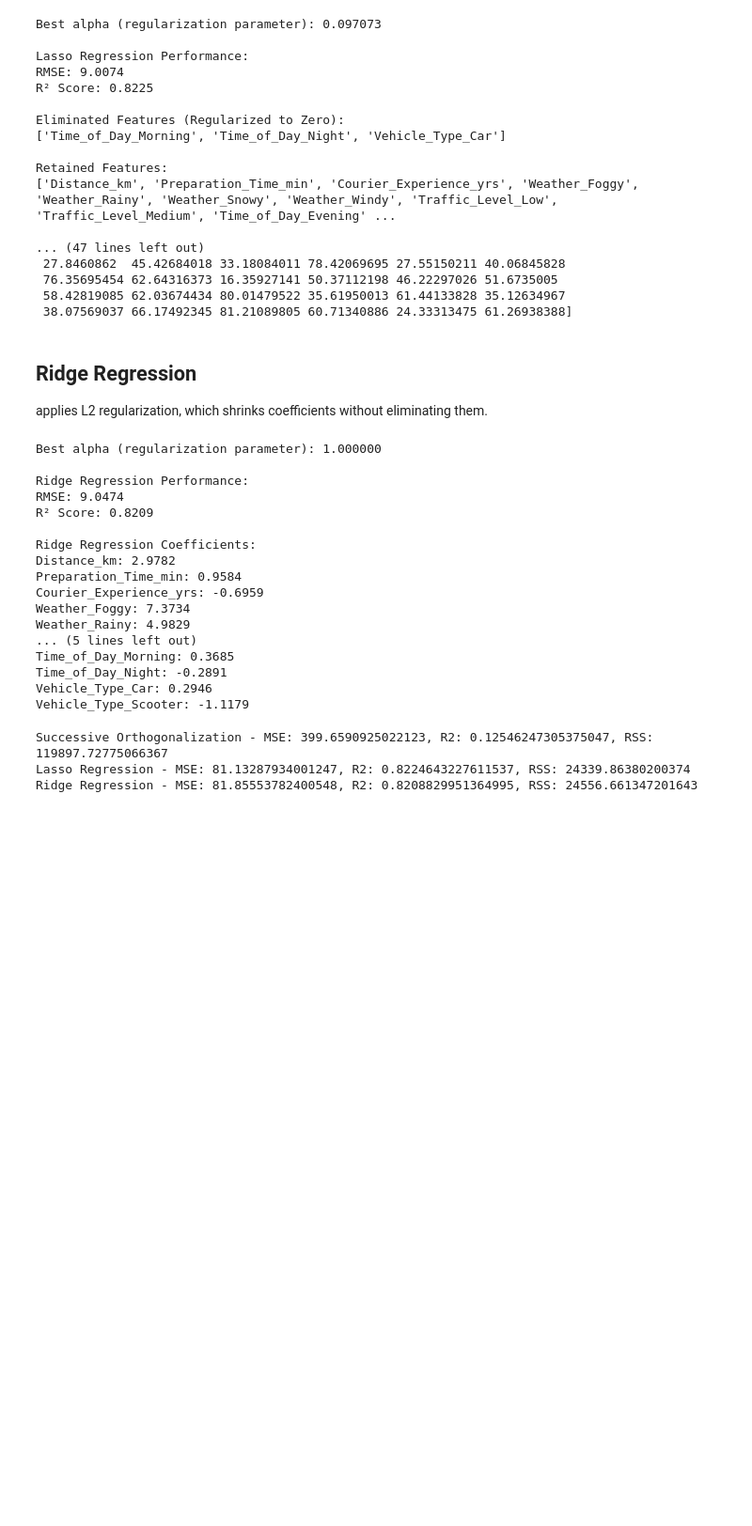
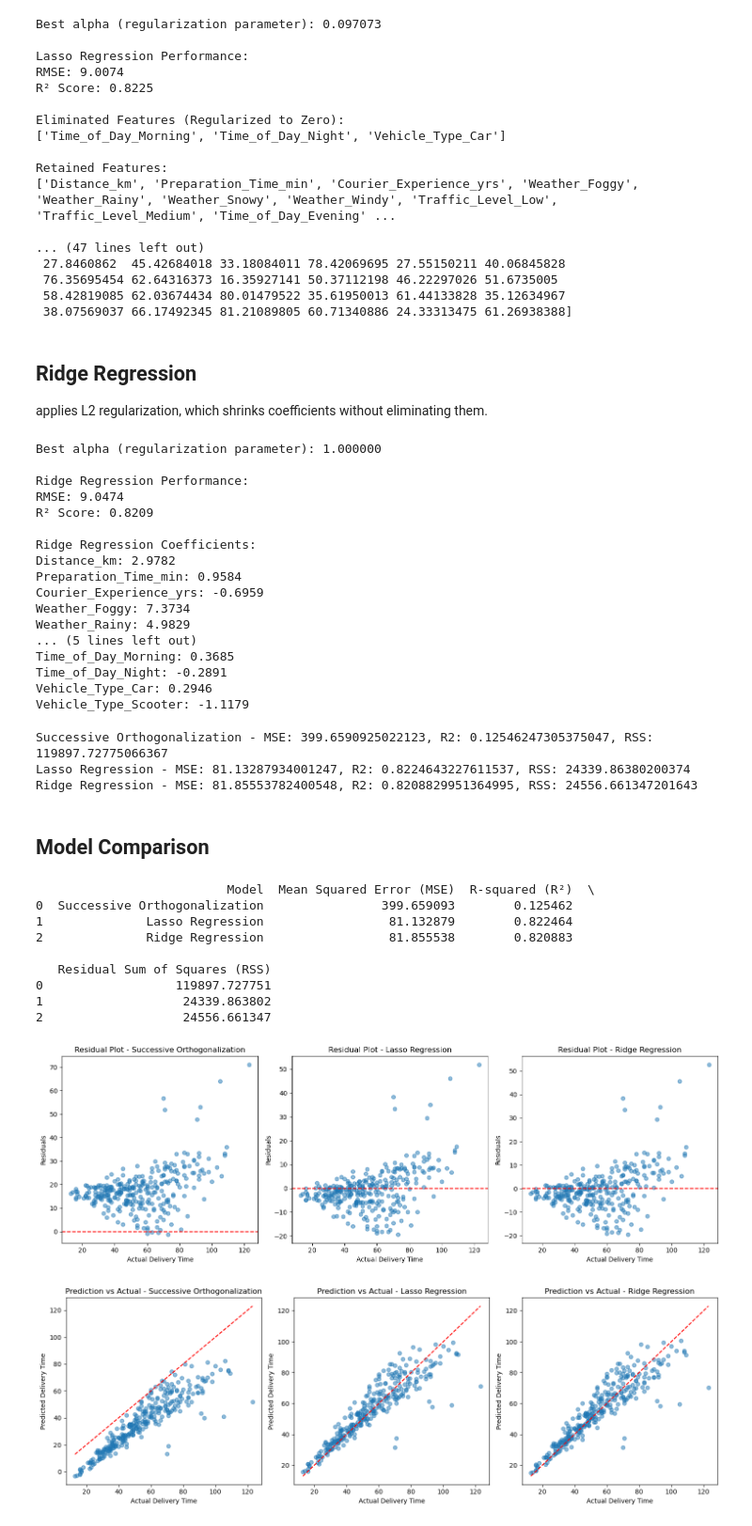
Before and after one commit to ibrikk/ML-templates, a Jupyter notebook: ML-VT/HW1/LinearReg.ipynb, the cells around one changed output. Shown: that part at 94% size. Saved outputs shown, nothing was run; the diff lists cells and outputs as text; code cells hidden in the pictures; blank space fills up the shorter version.

Commit message:
add plots for ML VT course

```diff
--- a/ML-VT/HW1/LinearReg.ipynb
+++ b/ML-VT/HW1/LinearReg.ipynb
@@ -523,3 +521,82 @@ print(f"Ridge Regression - MSE: {mse_ridge}, R2: {r2_ridge}, RSS: {rss_ridge}")
 Successive Orthogonalization - MSE: 399.6590925022123, R2: 0.12546247305375047, RSS: 119897.72775066367
 Lasso Regression - MSE: 81.13287934001247, R2: 0.8224643227611537, RSS: 24339.86380200374
 Ridge Regression - MSE: 81.85553782400548, R2: 0.8208829951364995, RSS: 24556.661347201643
+# %% [markdown]
+## Model Comparison
+# %%
+import numpy as np
+import matplotlib.pyplot as plt
+import pandas as pd
+from sklearn.metrics import mean_squared_error, r2_score
+
+# Define function to calculate RSS
+def rss(y_true, y_pred):
+    return np.sum((y_true - y_pred) ** 2)
+
+# Store model predictions and actual values
+models = {
+    "Successive Orthogonalization": y_pred_successive,
+    "Lasso Regression": y_pred_lasso,
+    "Ridge Regression": y_pred_ridge
+}
+
+# Compute performance metrics
+metrics = {
+    "Model": [],
+    "Mean Squared Error (MSE)": [],
+    "R-squared (R²)": [],
+    "Residual Sum of Squares (RSS)": []
+}
+
+for model_name, y_pred in models.items():
+    mse = mean_squared_error(y_test, y_pred)
+    r2 = r2_score(y_test, y_pred)
+    rss_val = rss(y_test, y_pred)
+
+    metrics["Model"].append(model_name)
+    metrics["Mean Squared Error (MSE)"].append(mse)
+    metrics["R-squared (R²)"].append(r2)
+    metrics["Residual Sum of Squares (RSS)"].append(rss_val)
+
+# Convert metrics to DataFrame and display
+metrics_df = pd.DataFrame(metrics)
+print(metrics_df)
+
+# Plot residuals for each model
+plt.figure(figsize=(15, 5))
+for i, (model_name, y_pred) in enumerate(models.items()):
+    plt.subplot(1, 3, i + 1)
+    residuals = y_test - y_pred
+    plt.scatter(y_test, residuals, alpha=0.5)
+    plt.axhline(y=0, color='r', linestyle='--')
+    plt.xlabel("Actual Delivery Time")
+    plt.ylabel("Residuals")
+    plt.title(f"Residual Plot - {model_name}")
+
+plt.tight_layout()
+plt.show()
+
+# Plot prediction vs actual values for each model
+plt.figure(figsize=(15, 5))
+for i, (model_name, y_pred) in enumerate(models.items()):
+    plt.subplot(1, 3, i + 1)
+    plt.scatter(y_test, y_pred, alpha=0.5)
+    plt.plot([min(y_test), max(y_test)], [min(y_test), max(y_test)], 'r--')  # Ideal prediction line
+    plt.xlabel("Actual Delivery Time")
+    plt.ylabel("Predicted Delivery Time")
+    plt.title(f"Prediction vs Actual - {model_name}")
+
+plt.tight_layout()
+plt.show()
+# %% [output]
+                          Model  Mean Squared Error (MSE)  R-squared (R²)  \
+0  Successive Orthogonalization                399.659093        0.125462
+1              Lasso Regression                 81.132879        0.822464
+2              Ridge Regression                 81.855538        0.820883
+
+   Residual Sum of Squares (RSS)
+0                  119897.727751
+1                   24339.863802
+2                   24556.661347
+[figure, added]
+[figure, added]
```
Also changed, not shown: parts of 1 cell of this notebook.
